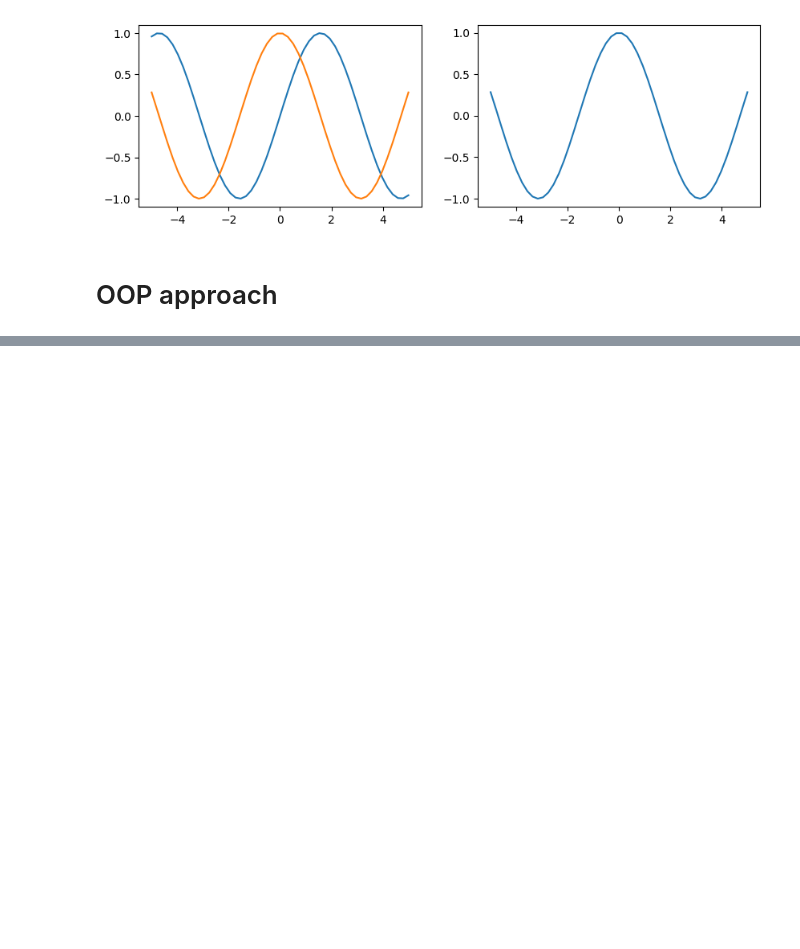
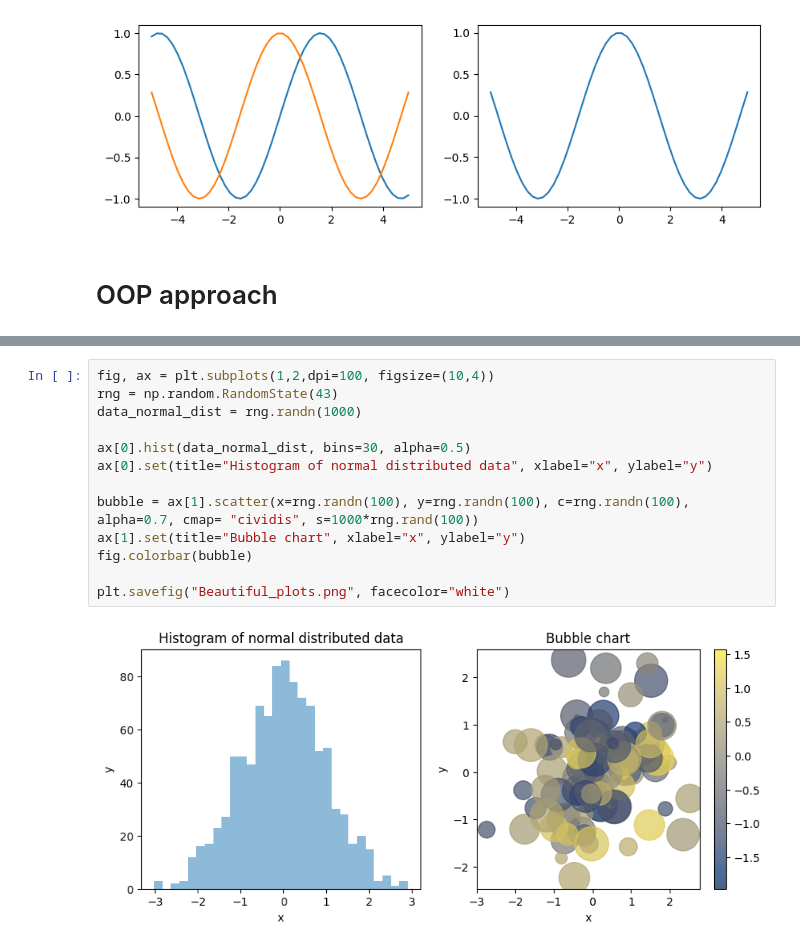
Before and after one commit to cooperhankun/code-alongs, a Jupyter notebook: matplotlib.ipynb, the cells around one changed output, grey strips where cells are left out. Saved outputs shown, nothing was run; the diff lists cells and outputs as text; blank space fills up the shorter version.

```diff
--- a/matplotlib.ipynb
+++ b/matplotlib.ipynb
@@ -95,0 +108,15 @@ ax = plt.axes()
+# %%
+fig, ax = plt.subplots(1,2,dpi=100, figsize=(10,4))
+rng = np.random.RandomState(43)
+data_normal_dist = rng.randn(1000)
+
+ax[0].hist(data_normal_dist, bins=30, alpha=0.5)
+ax[0].set(title="Histogram of normal distributed data", xlabel="x", ylabel="y")
+
+bubble = ax[1].scatter(x=rng.randn(100), y=rng.randn(100), c=rng.randn(100), alpha=0.7, cmap= "cividis", s=1000*rng.rand(100))
+ax[1].set(title="Bubble chart", xlabel="x", ylabel="y")
+fig.colorbar(bubble)
+
+plt.savefig("Beautiful_plots.png", facecolor="white")
+# %% [output]
+[figure, added]
```
Also changed, not shown: parts of 3 cells of this notebook.
